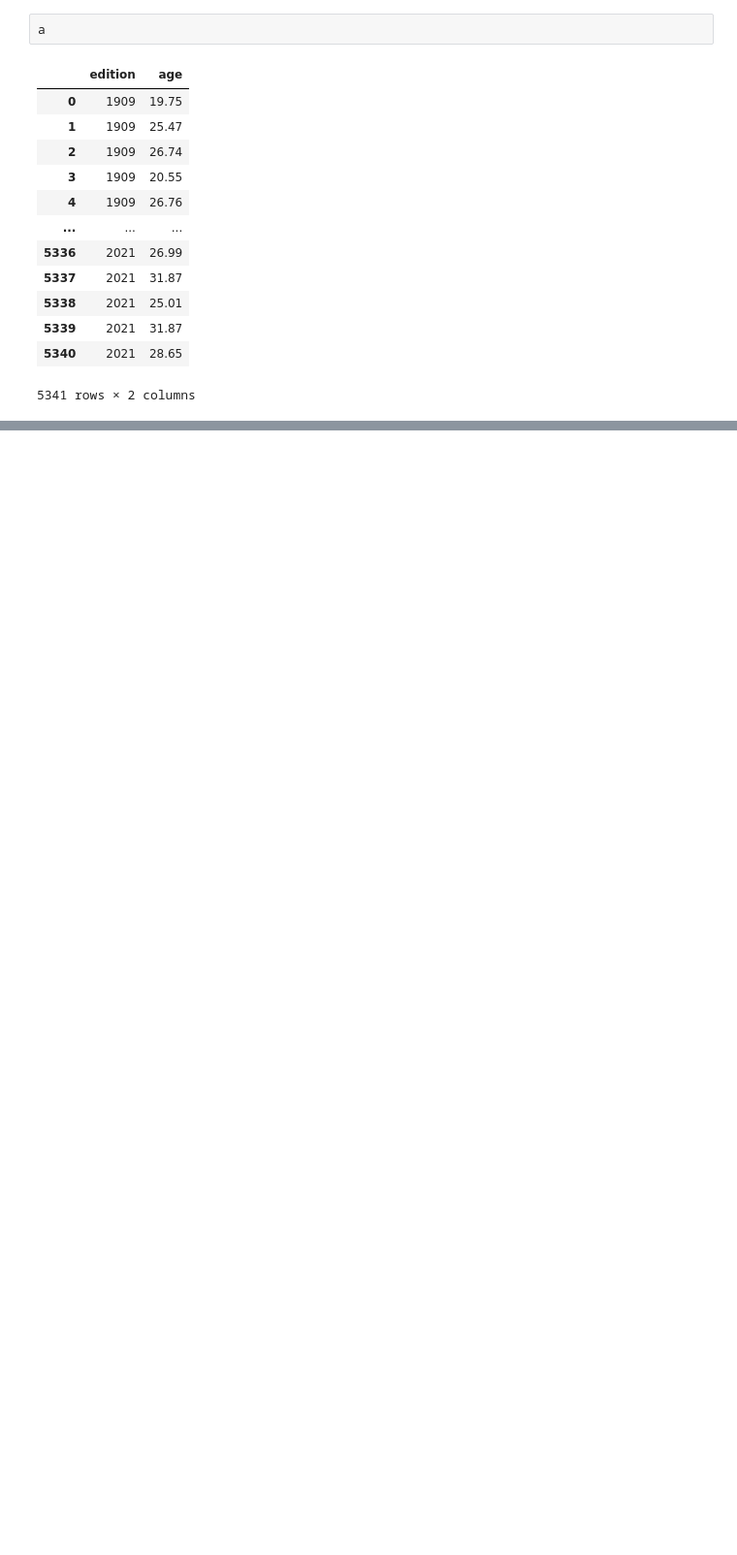
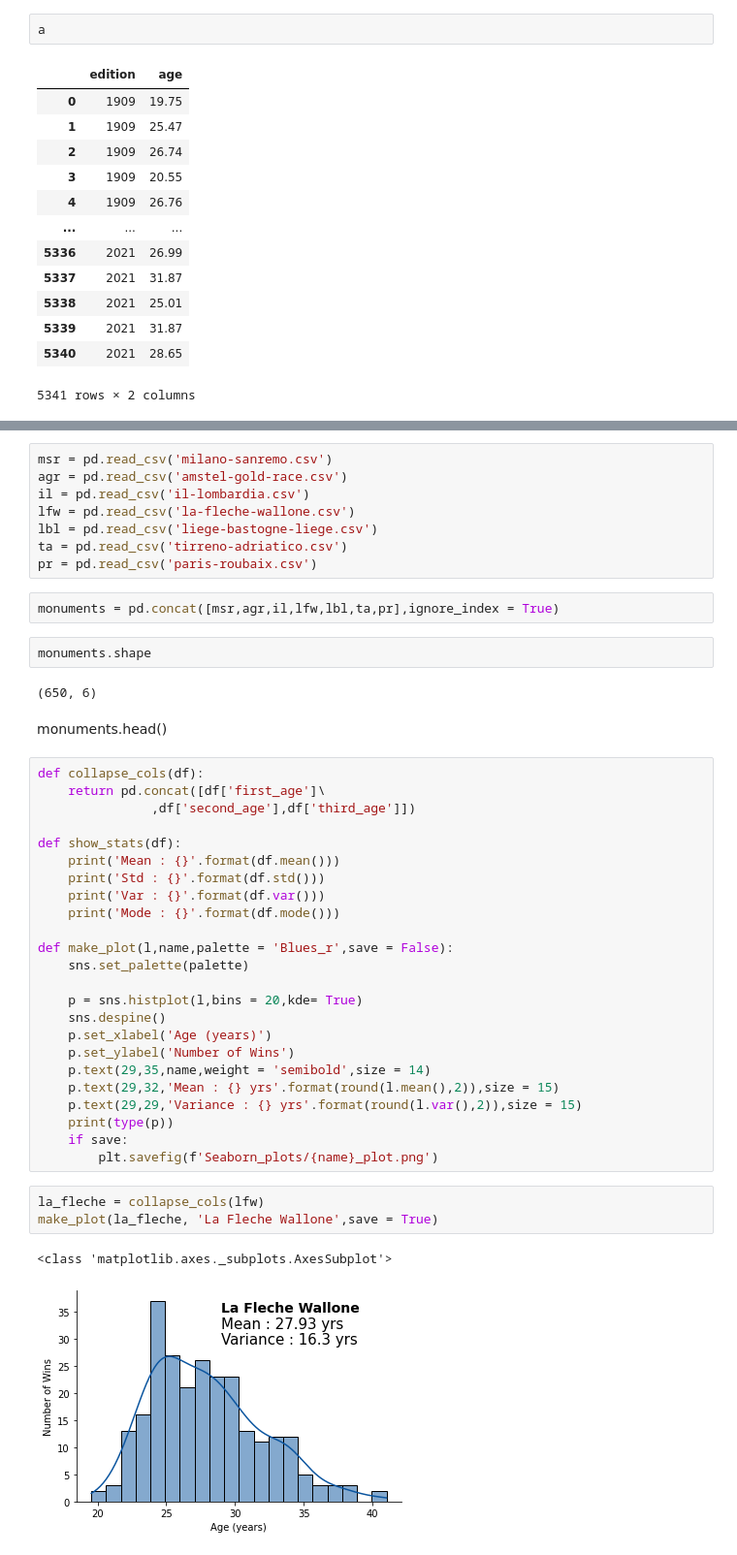
Before and after one commit to charles-v-phillips/grand_tour_analysis, a Jupyter notebook: playground.ipynb, the cells around one changed output, grey strips where cells are left out. Shown at 97% size. Cells and saved outputs as stored; diff of their text form; blank space fills up the shorter version.

```diff
--- a/playground.ipynb
+++ b/playground.ipynb
@@ -119,0 +197,46 @@ a
+# %%
+msr = pd.read_csv('milano-sanremo.csv')
+agr = pd.read_csv('amstel-gold-race.csv')
+il = pd.read_csv('il-lombardia.csv')
+lfw = pd.read_csv('la-fleche-wallone.csv')
+lbl = pd.read_csv('liege-bastogne-liege.csv')
+ta = pd.read_csv('tirreno-adriatico.csv')
+pr = pd.read_csv('paris-roubaix.csv')
+# %%
+monuments = pd.concat([msr,agr,il,lfw,lbl,ta,pr],ignore_index = True)
+# %%
+monuments.shape
+# %% [output]
+(650, 6)
+# %% [markdown]
+monuments.head()
+# %%
+def collapse_cols(df):
+    return pd.concat([df['first_age']\
+               ,df['second_age'],df['third_age']])
+
+def show_stats(df):
+    print('Mean : {}'.format(df.mean()))
+    print('Std : {}'.format(df.std()))
+    print('Var : {}'.format(df.var()))
+    print('Mode : {}'.format(df.mode()))
+
+def make_plot(l,name,palette = 'Blues_r',save = False):
+    sns.set_palette(palette)
+
+    p = sns.histplot(l,bins = 20,kde= True)
+    sns.despine()
+    p.set_xlabel('Age (years)')
+    p.set_ylabel('Number of Wins')
+    p.text(29,35,name,weight = 'semibold',size = 14)
+    p.text(29,32,'Mean : {} yrs'.format(round(l.mean(),2)),size = 15)
+    p.text(29,29,'Variance : {} yrs'.format(round(l.var(),2)),size = 15)
+    print(type(p))
+    if save:
+        plt.savefig(f'Seaborn_plots/{name}_plot.png')
+# %%
+la_fleche = collapse_cols(lfw)
+make_plot(la_fleche, 'La Fleche Wallone',save = True)
+# %% [output]
+<class 'matplotlib.axes._subplots.AxesSubplot'>
+[figure, added]
```
Also changed, not shown: parts of 18 cells of this notebook, 2 other files.
